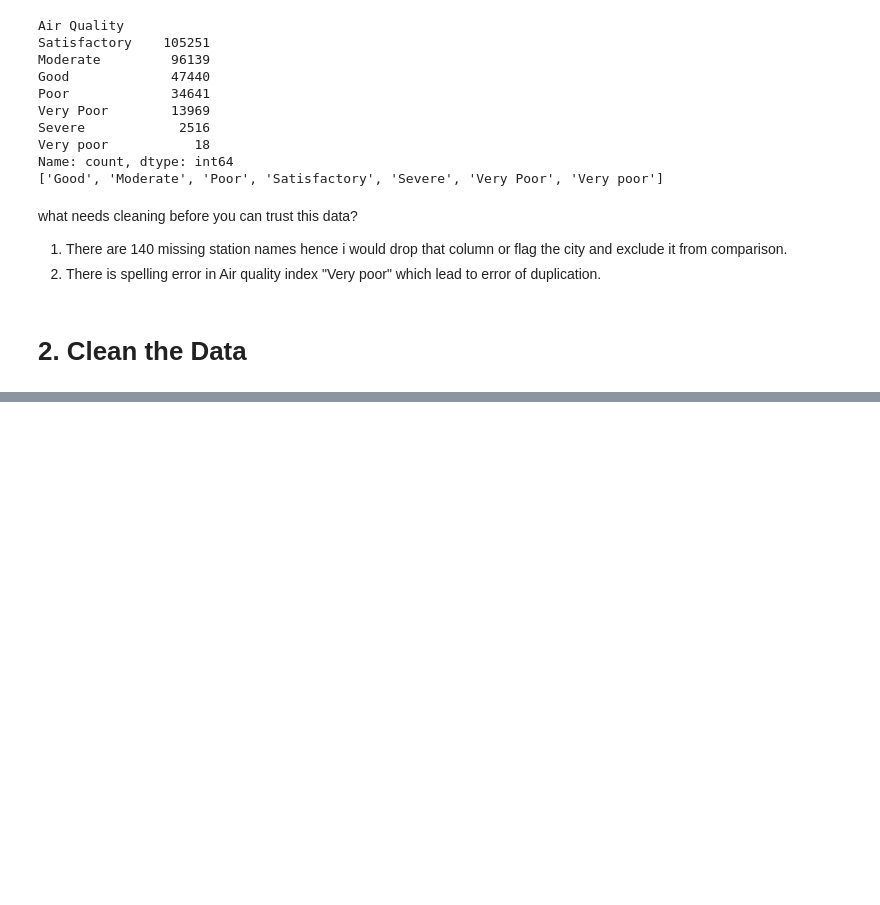
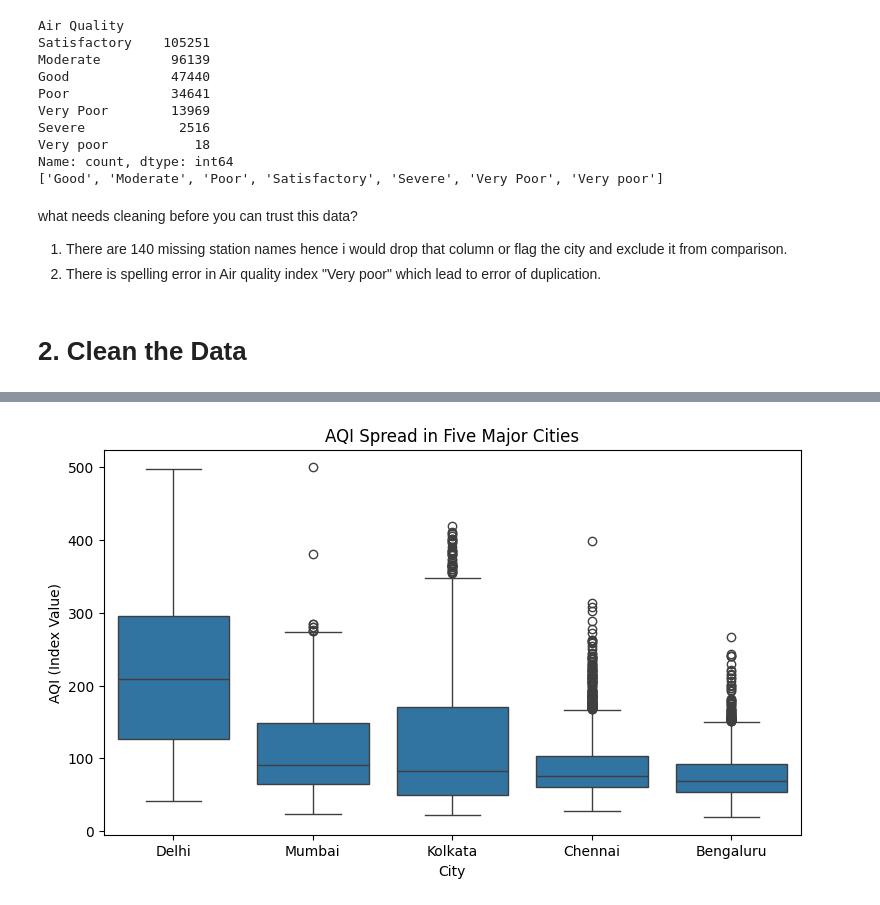
Before and after one commit to mayank261193/Rebounce-Applied-AI-and-Analytics-Codes, a Jupyter notebook: MP4_AirQuality.ipynb, the cells around one changed output, grey strips where cells are left out. Saved outputs shown, nothing was run; the diff lists cells and outputs as text; code cells hidden in the pictures; blank space fills up the shorter version.

```diff
--- a/MP4_AirQuality.ipynb
+++ b/MP4_AirQuality.ipynb
@@ -111,0 +138,4 @@ Name: count, dtype: int64
+# %%
+# 3. Remove repeated city-days, keeping the first one
+df = df.drop_duplicates(subset=["City", "date"], keep="first")
+print("After 3 (duplicates):", df.shape)
@@ -111,0 +144,7 @@ Name: count, dtype: int64
+# %%
+# 4. Drop the No. Stations column safely if it exists
+df = df.drop(columns=["No. Stations"], errors="ignore")
+print("After 4 (drop column):", df.shape)
+# Why it's safe to drop "Stations" Column?
+#No. of  Stations only describes how many monitors reported that day
+# it do not  tell air quality itself,so it doesn't affect the  analysis.
@@ -111,0 +220,11 @@ Name: count, dtype: int64
+# %%
+# 6. Box plot comparing five cities
+five = ["Delhi", "Mumbai", "Kolkata", "Chennai", "Bengaluru"]
+plt.figure(figsize=(9, 5))
+sns.boxplot(data=df[df["City"].isin(five)], x="City", y="Index Value", order=five)
+plt.title("AQI Spread in Five Major Cities")
+plt.xlabel("City")
+plt.ylabel("AQI (Index Value)")
+plt.show()
+# %% [output]
+[figure, added]
```
Also changed, not shown: parts of 17 cells of this notebook.
